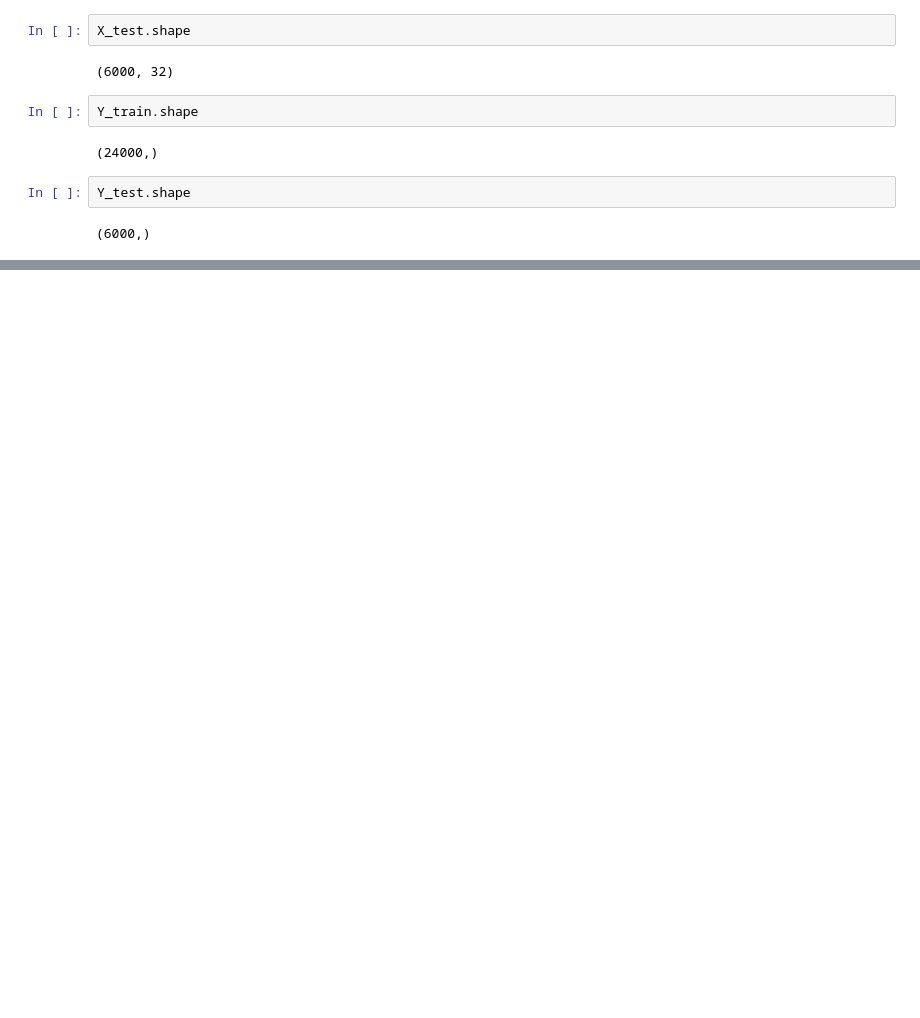
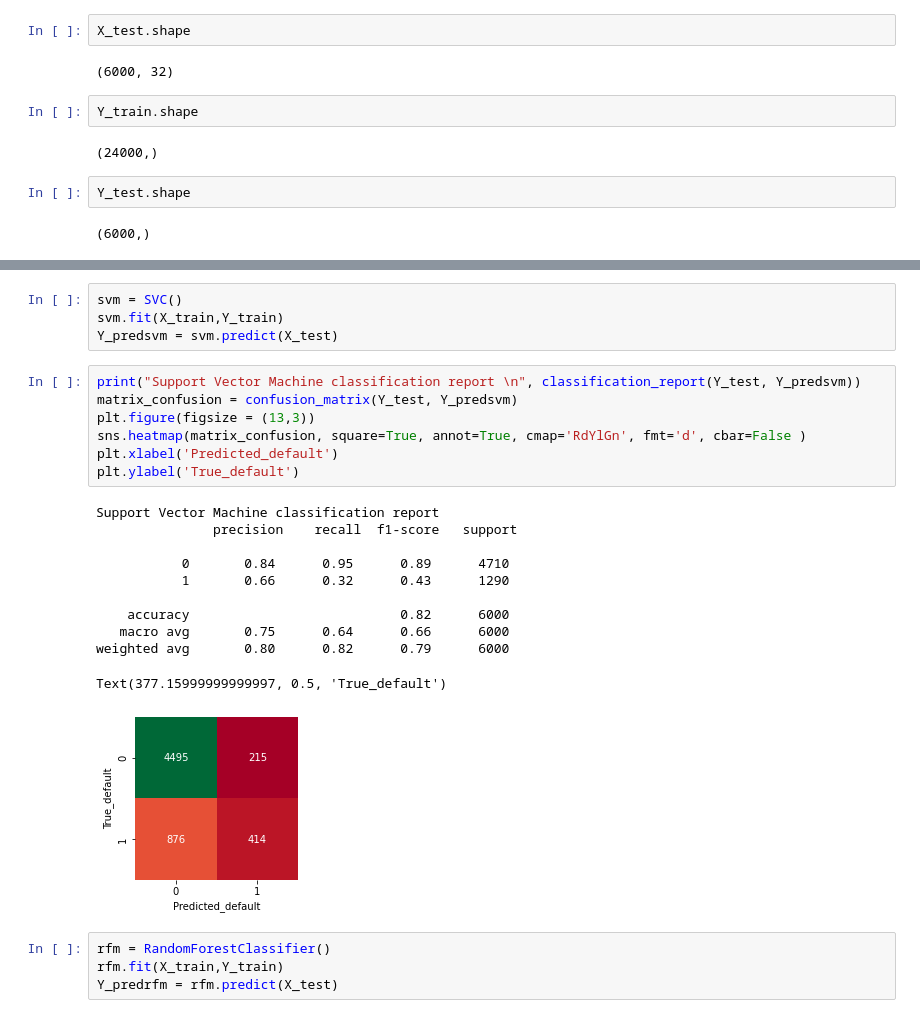
Before and after one commit to iam-ajitkumartoppo/credit_card_default_prediction, a Jupyter notebook: Credit_card_default_prediction.ipynb, the cells around one changed output, grey strips where cells are left out. Cells and saved outputs as stored; diff of their text form; blank space fills up the shorter version.

```diff
--- a/Credit_card_default_prediction.ipynb
+++ b/Credit_card_default_prediction.ipynb
@@ -202,0 +254,27 @@ NameError: name 'classifier' is not defined
+# %%
+svm = SVC()
+svm.fit(X_train,Y_train)
+Y_predsvm = svm.predict(X_test)
+# %%
+print("Support Vector Machine classification report \n", classification_report(Y_test, Y_predsvm))
+matrix_confusion = confusion_matrix(Y_test, Y_predsvm)
+plt.figure(figsize = (13,3))
+sns.heatmap(matrix_confusion, square=True, annot=True, cmap='RdYlGn', fmt='d', cbar=False )
+plt.xlabel('Predicted_default')
+plt.ylabel('True_default')
+# %% [output]
+Support Vector Machine classification report
+               precision    recall  f1-score   support
+
+           0       0.84      0.95      0.89      4710
+           1       0.66      0.32      0.43      1290
+
+    accuracy                           0.82      6000
+   macro avg       0.75      0.64      0.66      6000
+weighted avg       0.80      0.82      0.79      6000
+Text(377.15999999999997, 0.5, 'True_default')
+[figure, added]
+# %%
+rfm = RandomForestClassifier()
+rfm.fit(X_train,Y_train)
+Y_predrfm = rfm.predict(X_test)
```
Also changed, not shown: parts of 23 cells of this notebook.
